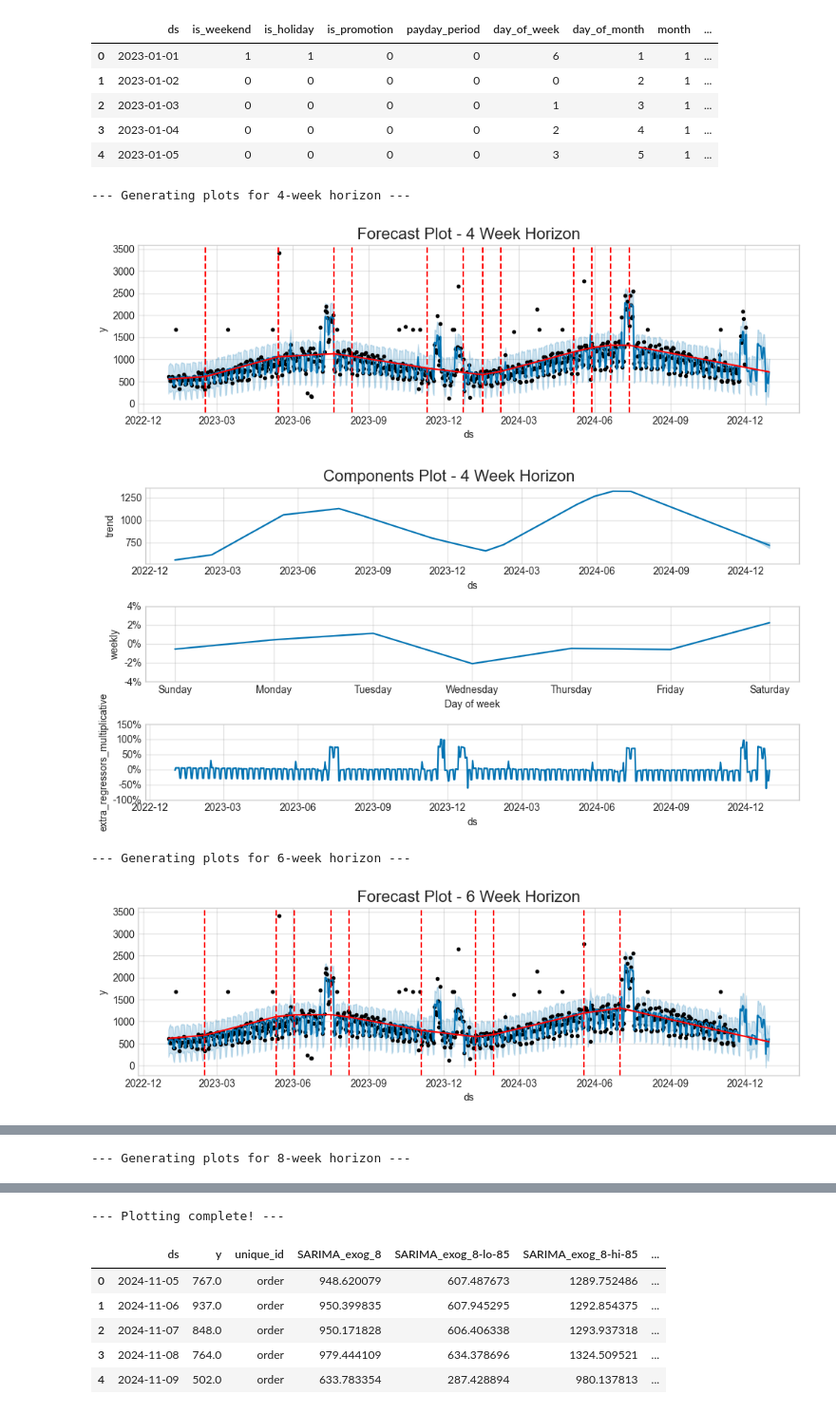
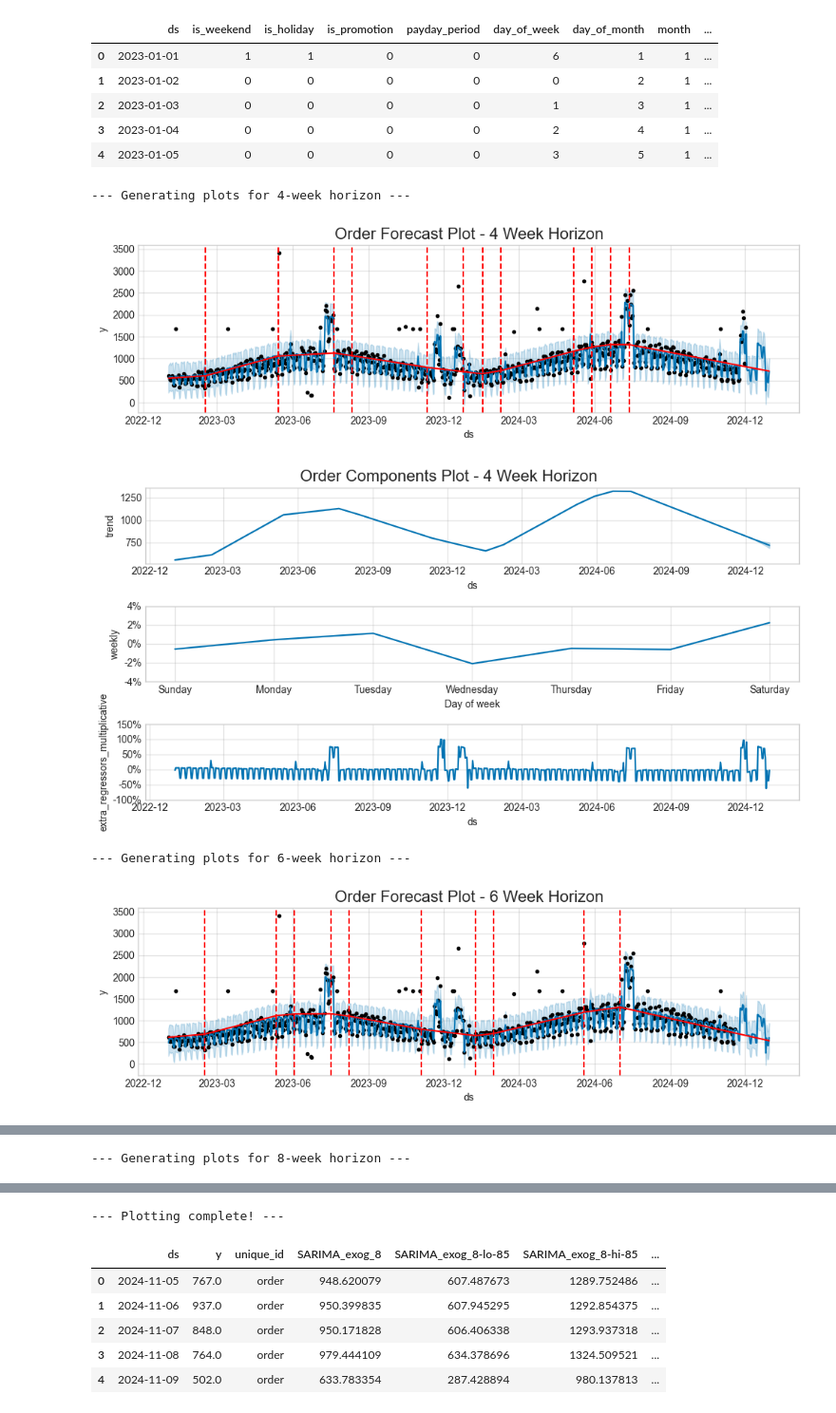
Before and after one commit to traha-89/ecommerce_demand_forecasting, a Jupyter notebook: notebooks/demand_forecasting_analysis.ipynb, the cells around one changed output, grey strips where cells are left out. Shown at 95% size. Cells and saved outputs as stored; diff of their text form; code cells hidden in the pictures.

Commit message:
Update demand_forecasting_analysis.ipynb
- Update variable names to differentiate orders and customer tickets forecast.
- initiate defining variables for customer tickets forecast.

```diff
--- a/notebooks/demand_forecasting_analysis.ipynb
+++ b/notebooks/demand_forecasting_analysis.ipynb
@@ -1132,9 +1174,9 @@ regressor_cols = [
 ]
 
 future_dfs = {
-    '4wk': future_4wk,
-    '6wk': future_6wk,
-    '8wk': future_8wk
+    '4wk': future_4wk_order,
+    '6wk': future_6wk_order,
+    '8wk': future_8wk_order
 }
 
 merged_dfs = {}
@@ -1143,17 +1185,17 @@ for horizon, future_df in future_dfs.items():
     print(f"Merging regressors for {horizon} horizon...")
     merged_dfs[horizon] = pd.merge(
         future_df,
-        sample[regressor_cols],
+        sample_order[regressor_cols],
         on='ds',
         how='left'
     )
 
-future_with_regressors_4wk = merged_dfs['4wk']
-future_with_regressors_6wk = merged_dfs['6wk']
-future_with_regressors_8wk = merged_dfs['8wk']
+future_with_regressors_4wk_order = merged_dfs['4wk']
+future_with_regressors_6wk_order = merged_dfs['6wk']
+future_with_regressors_8wk_order = merged_dfs['8wk']
 
 print("\n--- Head of the 4-week merged DataFrame ---")
-future_with_regressors_4wk.head()
+future_with_regressors_4wk_order.head()
 # %% [output]
 Merging regressors for 4wk horizon...
 Merging regressors for 6wk horizon...
@@ -1168,45 +1210,45 @@ Merging regressors for 8wk horizon...
 | 4 | 2023-01-05 | 0 | 0 | 0 | 0 | 3 | 5 | 1 | ... |
 # %%
 fitted_models = {
-    '4': m_4,
-    '6': m_6,
-    '8': m_8
+    '4': m_4_order,
+    '6': m_6_order,
+    '8': m_8_order
 }
 
 future_dfs = {
-    '4': future_with_regressors_4wk,
-    '6': future_with_regressors_6wk,
-    '8': future_with_regressors_8wk
+    '4': future_with_regressors_4wk_order,
+    '6': future_with_regressors_6wk_order,
+    '8': future_with_regressors_8wk_order
 }
 
 forecasts = {}
 
 for horizon in ['4', '6', '8']:
     print(f"--- Generating plots for {horizon}-week horizon ---")
 
     model = fitted_models[horizon]
     future_df = future_dfs[horizon]
 
     forecast = model.predict(future_df)
     forecasts[f'forecast_{horizon}wk'] = forecast
 
     fig1 = model.plot(forecast, figsize=(10, 3))
     add_changepoints_to_plot(fig1.gca(), model, forecast)
-    plt.title(f'Forecast Plot - {horizon} Week Horizon', fontsize=16)
+    plt.title(f'Order Forecast Plot - {horizon} Week Horizon', fontsize=16)
     plt.show()
 
     fig2 = model.plot_components(forecast, figsize=(10, 5))
-    plt.suptitle(f'Components Plot - {horizon} Week Horizon', y=1.02, fontsize=16)
+    plt.suptitle(f'Order Components Plot - {horizon} Week Horizon', y=1.02, fontsize=16)
     plt.show()
 
 print("\n--- Plotting complete! ---")
 
-forecast_4wk = forecasts['forecast_4wk']
-forecast_6wk = forecasts['forecast_6wk']
-forecast_8wk = forecasts['forecast_8wk']
+forecast_4wk_order = forecasts['forecast_4wk']
+forecast_6wk_order = forecasts['forecast_6wk']
+forecast_8wk_order = forecasts['forecast_8wk']
 # %% [output]
 --- Generating plots for 4-week horizon ---
-[figure, old version]
+[figure, new version]
-[figure, old version]
+[figure, new version]
 --- Generating plots for 6-week horizon ---
-[figure, old version]
+[figure, new version]
```
Also changed, not shown: parts of 29 cells of this notebook.
